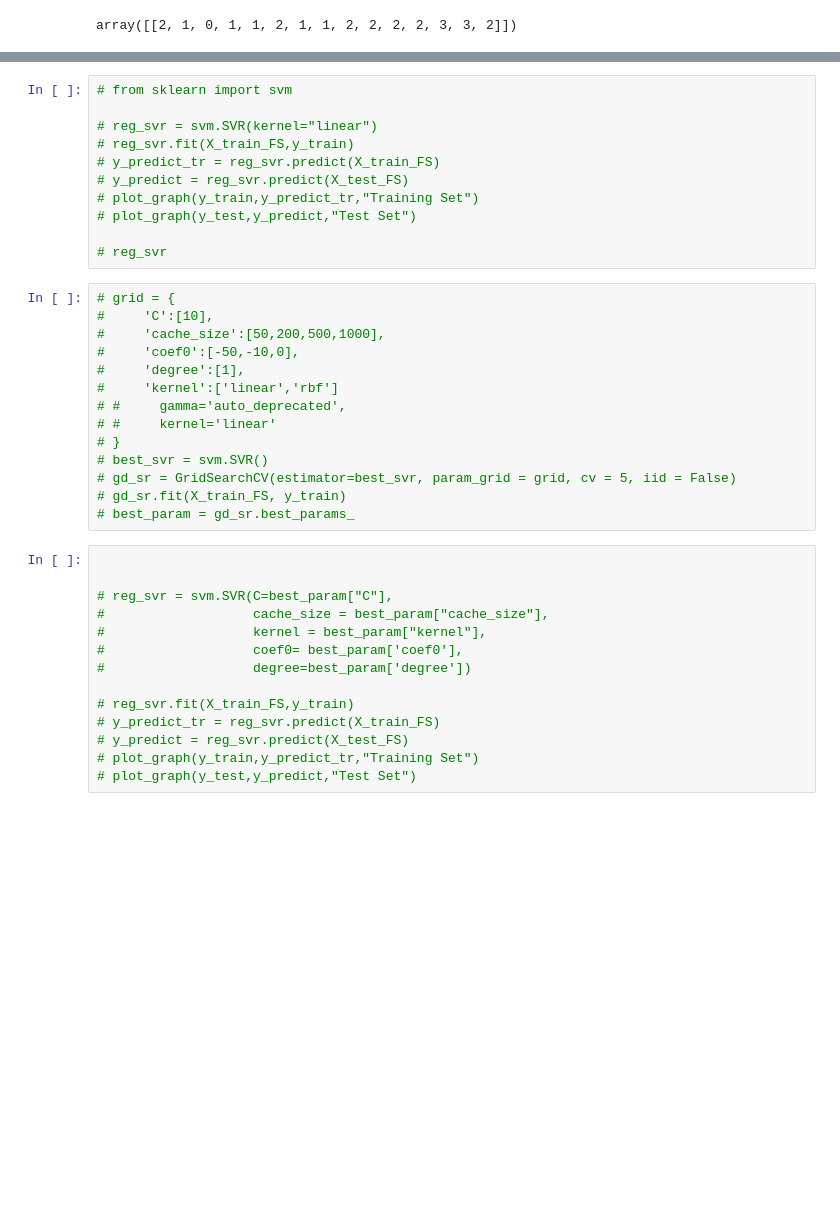
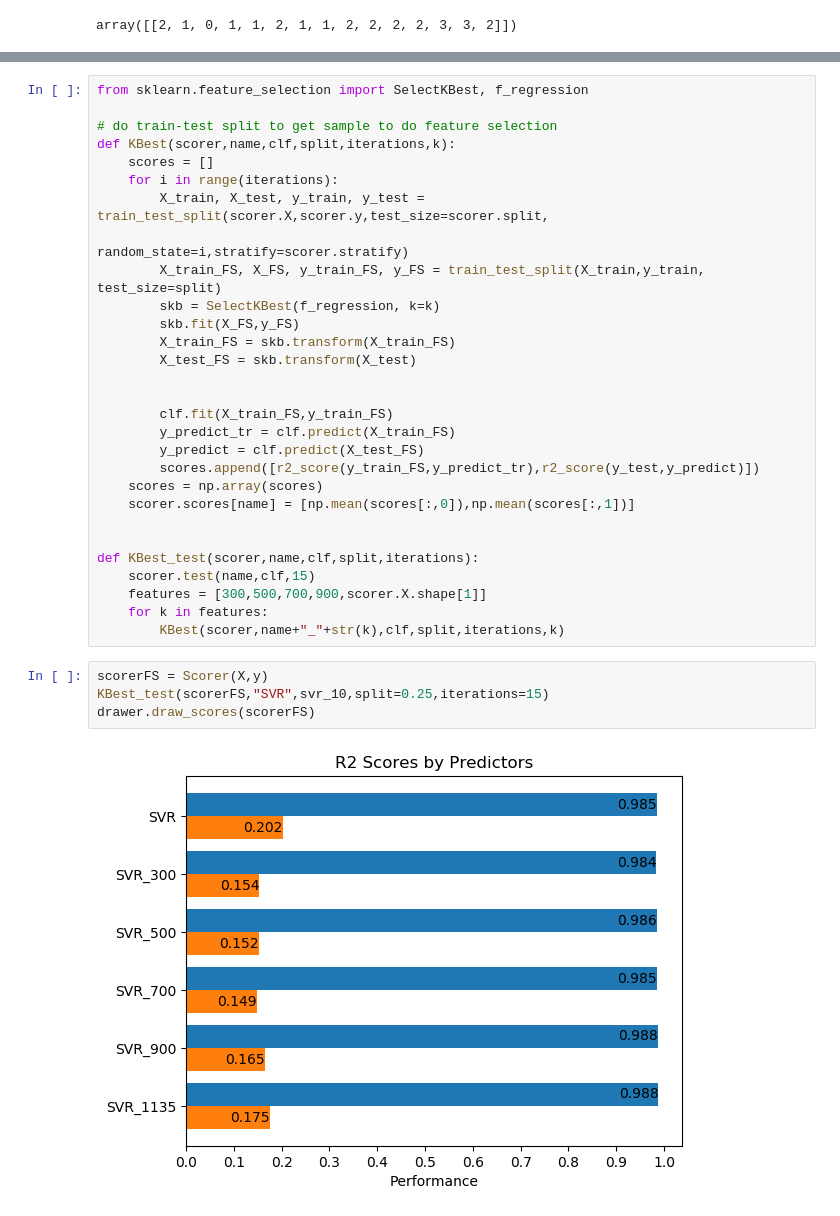
Before and after one commit to duythongvt1/URA-Projects, a Jupyter notebook: CornData/Corn.ipynb, the cells around one changed output, grey strips where cells are left out. Saved outputs shown, nothing was run; the diff lists cells and outputs as text; blank space fills up the shorter version.

```diff
--- a/CornData/Corn.ipynb
+++ b/CornData/Corn.ipynb
@@ -330,39 +375,35 @@ print(X_train_FS.shape,X_test_FS.shape)
-# %%
-# from sklearn import svm
-
-# reg_svr = svm.SVR(kernel="linear")
-# reg_svr.fit(X_train_FS,y_train)
-# y_predict_tr = reg_svr.predict(X_train_FS)
-# y_predict = reg_svr.predict(X_test_FS)
-# plot_graph(y_train,y_predict_tr,"Training Set")
-# plot_graph(y_test,y_predict,"Test Set")
-
-# reg_svr
-# %%
-# grid = {
-#     'C':[10],
-#     'cache_size':[50,200,500,1000],
-#     'coef0':[-50,-10,0],
-#     'degree':[1],
-#     'kernel':['linear','rbf']
-# #     gamma='auto_deprecated',
-# #     kernel='linear'
-# }
-# best_svr = svm.SVR()
-# gd_sr = GridSearchCV(estimator=best_svr, param_grid = grid, cv = 5, iid = False)
-# gd_sr.fit(X_train_FS, y_train)
-# best_param = gd_sr.best_params_
-# %%
-
-
-# reg_svr = svm.SVR(C=best_param["C"],
-#                   cache_size = best_param["cache_size"],
-#                   kernel = best_param["kernel"],
-#                   coef0= best_param['coef0'],
-#                   degree=best_param['degree'])
-
-# reg_svr.fit(X_train_FS,y_train)
-# y_predict_tr = reg_svr.predict(X_train_FS)
-# y_predict = reg_svr.predict(X_test_FS)
-# plot_graph(y_train,y_predict_tr,"Training Set")
-# plot_graph(y_test,y_predict,"Test Set")
+# %%
+from sklearn.feature_selection import SelectKBest, f_regression
+
+# do train-test split to get sample to do feature selection
+def KBest(scorer,name,clf,split,iterations,k):
+    scores = []
+    for i in range(iterations):
+        X_train, X_test, y_train, y_test = train_test_split(scorer.X,scorer.y,test_size=scorer.split,
+                                                            random_state=i,stratify=scorer.stratify)
+        X_train_FS, X_FS, y_train_FS, y_FS = train_test_split(X_train,y_train, test_size=split)
+        skb = SelectKBest(f_regression, k=k)
+        skb.fit(X_FS,y_FS)
+        X_train_FS = skb.transform(X_train_FS)
+        X_test_FS = skb.transform(X_test)
+
+
+        clf.fit(X_train_FS,y_train_FS)
+        y_predict_tr = clf.predict(X_train_FS)
+        y_predict = clf.predict(X_test_FS)
+        scores.append([r2_score(y_train_FS,y_predict_tr),r2_score(y_test,y_predict)])
+    scores = np.array(scores)
+    scorer.scores[name] = [np.mean(scores[:,0]),np.mean(scores[:,1])]
+
+
+def KBest_test(scorer,name,clf,split,iterations):
+    scorer.test(name,clf,15)
+    features = [300,500,700,900,scorer.X.shape[1]]
+    for k in features:
+        KBest(scorer,name+"_"+str(k),clf,split,iterations,k)
+# %%
+scorerFS = Scorer(X,y)
+KBest_test(scorerFS,"SVR",svr_10,split=0.25,iterations=15)
+drawer.draw_scores(scorerFS)
+# %% [output]
+[figure, added]
```
Also changed, not shown: parts of 36 cells of this notebook, 1 other file.
